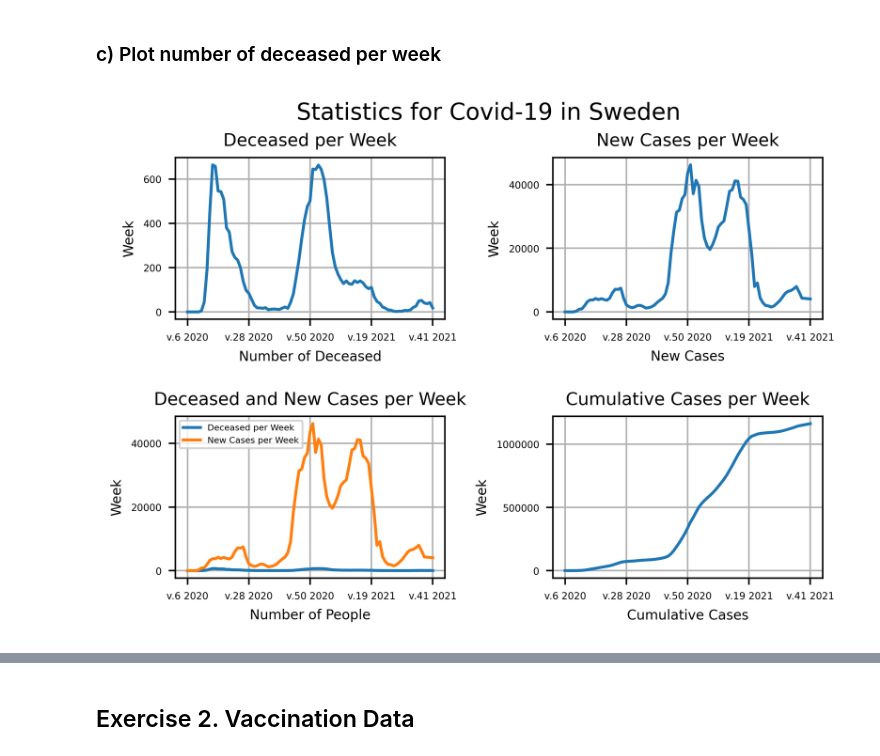
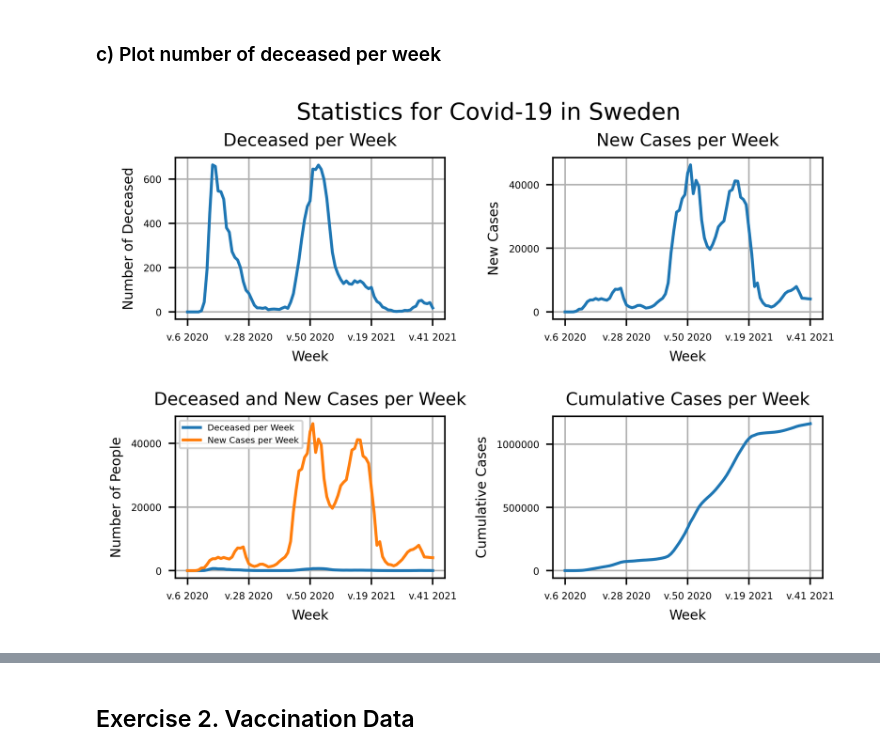
Before and after one commit to Anna-MariaSjolund/Data-Handling-Anna-MariaSjolund, a Jupyter notebook: Labs/Covid-Lab/covid_lab.ipynb, the cells around one changed output, grey strips where cells are left out. Saved outputs shown, nothing was run; the diff lists cells and outputs as text; code cells hidden in the pictures.

Commit message:
Added first draft of plots

```diff
--- a/Labs/Covid-Lab/covid_lab.ipynb
+++ b/Labs/Covid-Lab/covid_lab.ipynb
@@ -95,41 +96,41 @@ hspace = 0.2
 # %% [markdown]
 ### c) Plot number of deceased per week
 # %%
-def adjust_x_and_y(plot:str, title:str, x_label:str) -> None:
+def adjust_x_and_y(plot:str, title:str, y_label:str) -> None:
     '''Adjusts the ticks and changes the labels for the x and y-axis for a plot.'''
 
     plot.set_title(title, size=9)
     plot.set_xticks([0, 22, 44, 66, 88])
     plot.set_xticklabels(["v.6 2020", "v.28 2020", "v.50 2020", "v.19 2021", "v.41 2021"], size=5)
     plot.set_yticklabels(labels=plot.get_yticks().astype(int), size=5)
-    plot.set_xlabel(x_label, size=7)
-    plot.set_ylabel("Week", size=7)
+    plot.set_xlabel("Week", size=7)
+    plot.set_ylabel(y_label, size=7)
     plot.grid()
 
 
 #Creates the figure for the subplots
 fig, ax = plt.subplots(2,2, dpi=500, facecolor="white")
 fig.subplots_adjust(wspace= .4, hspace=.6)
 fig.suptitle("Statistics for Covid-19 in Sweden")
 
 #Plots the first subplot
 plot1 = sns.lineplot(data=covid, x="Vecka", y="Antal_avlidna_vecka", ax=ax[0,0])
 adjust_x_and_y(plot1,"Deceased per Week", "Number of Deceased")
 
 #Plots the second subplot
 plot2 = sns.lineplot(data=covid, x="Vecka", y="Antal_fall_vecka", ax=ax[0,1])
 adjust_x_and_y(plot2, "New Cases per Week", "New Cases")
 
 #Plots the third subplot
 plot3 = sns.lineplot(data=covid, x="Vecka", y="Antal_avlidna_vecka", ax=ax[1,0])
 plot3 = sns.lineplot(data=covid, x="Vecka", y="Antal_fall_vecka", ax=ax[1,0])
 plot3.legend(["Antal_avlidna_vecka", "Antal_fall_vecka"], labels=["Deceased per Week", "New Cases per Week"], fontsize=4.5, loc="upper left")
 adjust_x_and_y(plot3, "Deceased and New Cases per Week", "Number of People")
 
 #Plots the forth subplot
 plot4 = sns.lineplot(data=covid, x="Vecka", y="Kum_antal_fall", ax=ax[1,1])
 adjust_x_and_y(plot4, "Cumulative Cases per Week", "Cumulative Cases")
 
 plt.savefig("visualiseringar/Statistics_for_Covid-19_in_Sweden.png")
 # %% [output]
-[figure, old version]
+[figure, new version]
```
Also changed, not shown: parts of 12 cells of this notebook, 2 other files.
